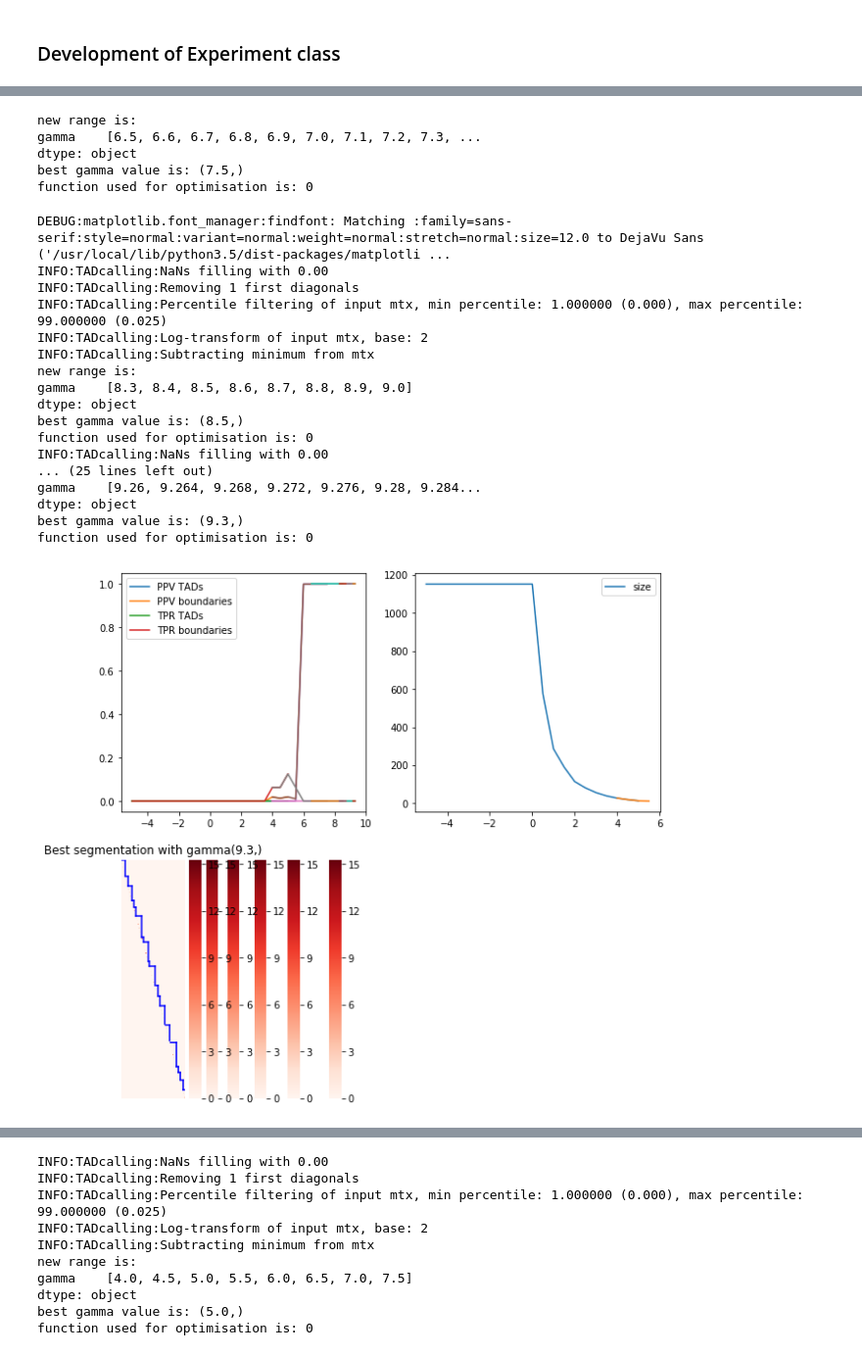
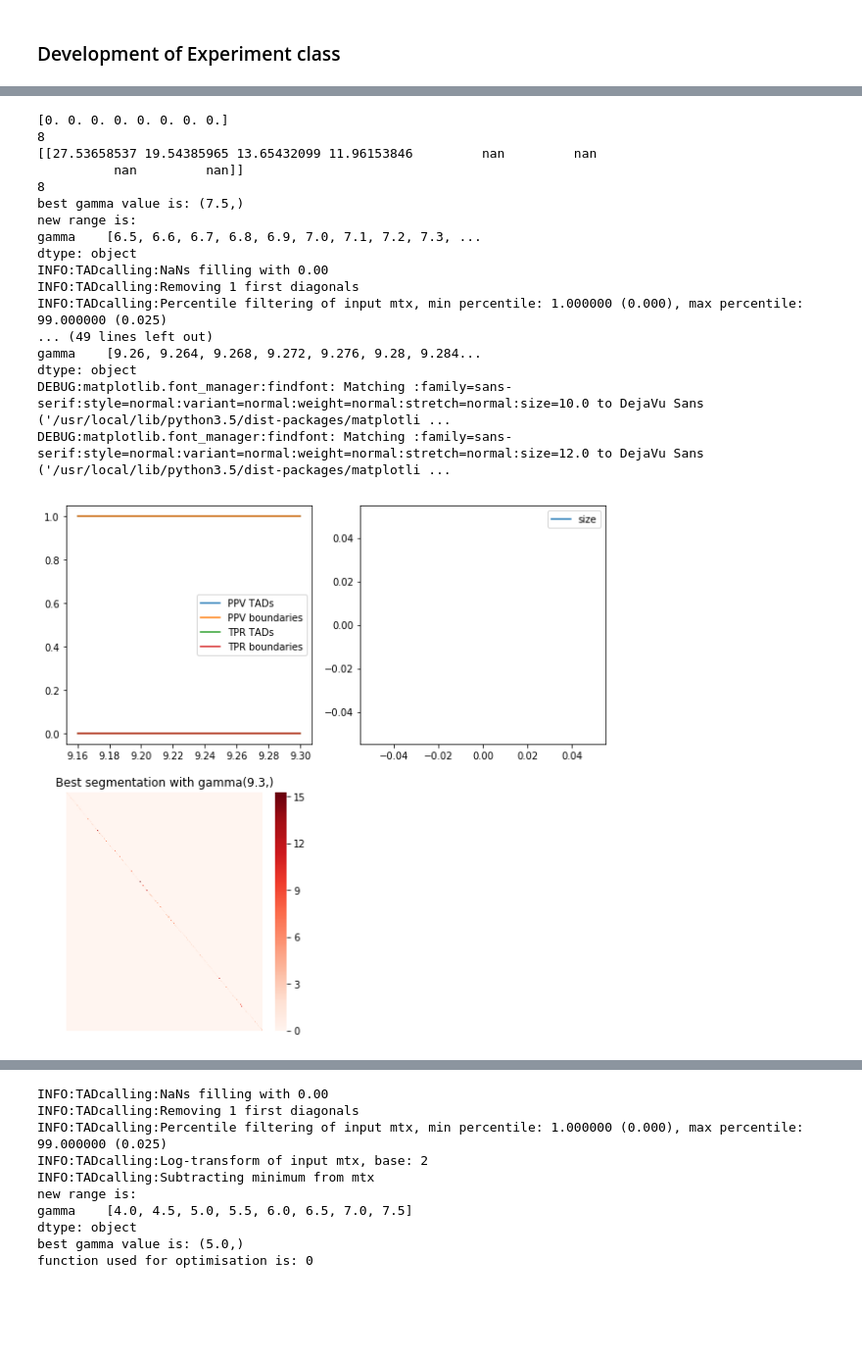
Before and after one commit to dmitrymyl/TADselect, a Jupyter notebook: examples/test.ipynb, the cells around one changed output, grey strips where cells are left out. Shown at 98% size. Saved outputs shown, nothing was run; the diff lists cells and outputs as text; code cells hidden in the pictures; blank space fills up the shorter version.

```diff
--- a/examples/test.ipynb
+++ b/examples/test.ipynb
@@ -869,5 +948,5 @@ insconv = Experiment(['S2_rep1', 'S2_rep2'], ['../data/S2.20000.cool', '../data/
 # %%
-lavasim.bestparams()
+lavasim.iterative_approach()
 # %% [output]
 INFO:TADcalling:NaNs filling with 0.00
 INFO:TADcalling:Removing 1 first diagonals
@@ -884,27 +964,22 @@ INFO:TADcalling:NaNs filling with 0.00
 INFO:TADcalling:Removing 1 first diagonals
 INFO:TADcalling:Percentile filtering of input mtx, min percentile: 1.000000 (0.000), max percentile: 99.000000 (0.025)
 INFO:TADcalling:Log-transform of input mtx, base: 2
 INFO:TADcalling:Subtracting minimum from mtx
+[0. 0. 0. 0. 0. 0. 0. 0.]
+8
+[[27.53658537 19.54385965 13.65432099 11.96153846         nan         nan
+          nan         nan]]
+8
+best gamma value is: (7.5,)
 new range is:
 gamma    [6.5, 6.6, 6.7, 6.8, 6.9, 7.0, 7.1, 7.2, 7.3, ...
 dtype: object
-best gamma value is: (7.5,)
-function used for optimisation is: 0
+INFO:TADcalling:NaNs filling with 0.00
+INFO:TADcalling:Removing 1 first diagonals
+INFO:TADcalling:Percentile filtering of input mtx, min percentile: 1.000000 (0.000), max percentile: 99.000000 (0.025)
+... (49 lines left out)
+gamma    [9.26, 9.264, 9.268, 9.272, 9.276, 9.28, 9.284...
+dtype: object
+DEBUG:matplotlib.font_manager:findfont: Matching :family=sans-serif:style=normal:variant=normal:weight=normal:stretch=normal:size=10.0 to DejaVu Sans ('/usr/local/lib/python3.5/dist-packages/matplotli ...
+DEBUG:matplotlib.font_manager:findfont: Matching :family=sans-serif:style=normal:variant=normal:weight=normal:stretch=normal:size=12.0 to DejaVu Sans ('/usr/local/lib/python3.5/dist-packages/matplotli ...
-DEBUG:matplotlib.font_manager:findfont: Matching :family=sans-serif:style=normal:variant=normal:weight=normal:stretch=normal:size=12.0 to DejaVu Sans ('/usr/local/lib/python3.5/dist-packages/matplotli ...
-INFO:TADcalling:NaNs filling with 0.00
-INFO:TADcalling:Removing 1 first diagonals
-INFO:TADcalling:Percentile filtering of input mtx, min percentile: 1.000000 (0.000), max percentile: 99.000000 (0.025)
-INFO:TADcalling:Log-transform of input mtx, base: 2
-INFO:TADcalling:Subtracting minimum from mtx
-new range is:
-gamma    [8.3, 8.4, 8.5, 8.6, 8.7, 8.8, 8.9, 9.0]
-dtype: object
-best gamma value is: (8.5,)
-function used for optimisation is: 0
-INFO:TADcalling:NaNs filling with 0.00
-... (25 lines left out)
-gamma    [9.26, 9.264, 9.268, 9.272, 9.276, 9.28, 9.284...
-dtype: object
-best gamma value is: (9.3,)
-function used for optimisation is: 0
-[figure, old version]
+[figure, new version]
```
Also changed, not shown: parts of 9 cells of this notebook, 2 other files.
